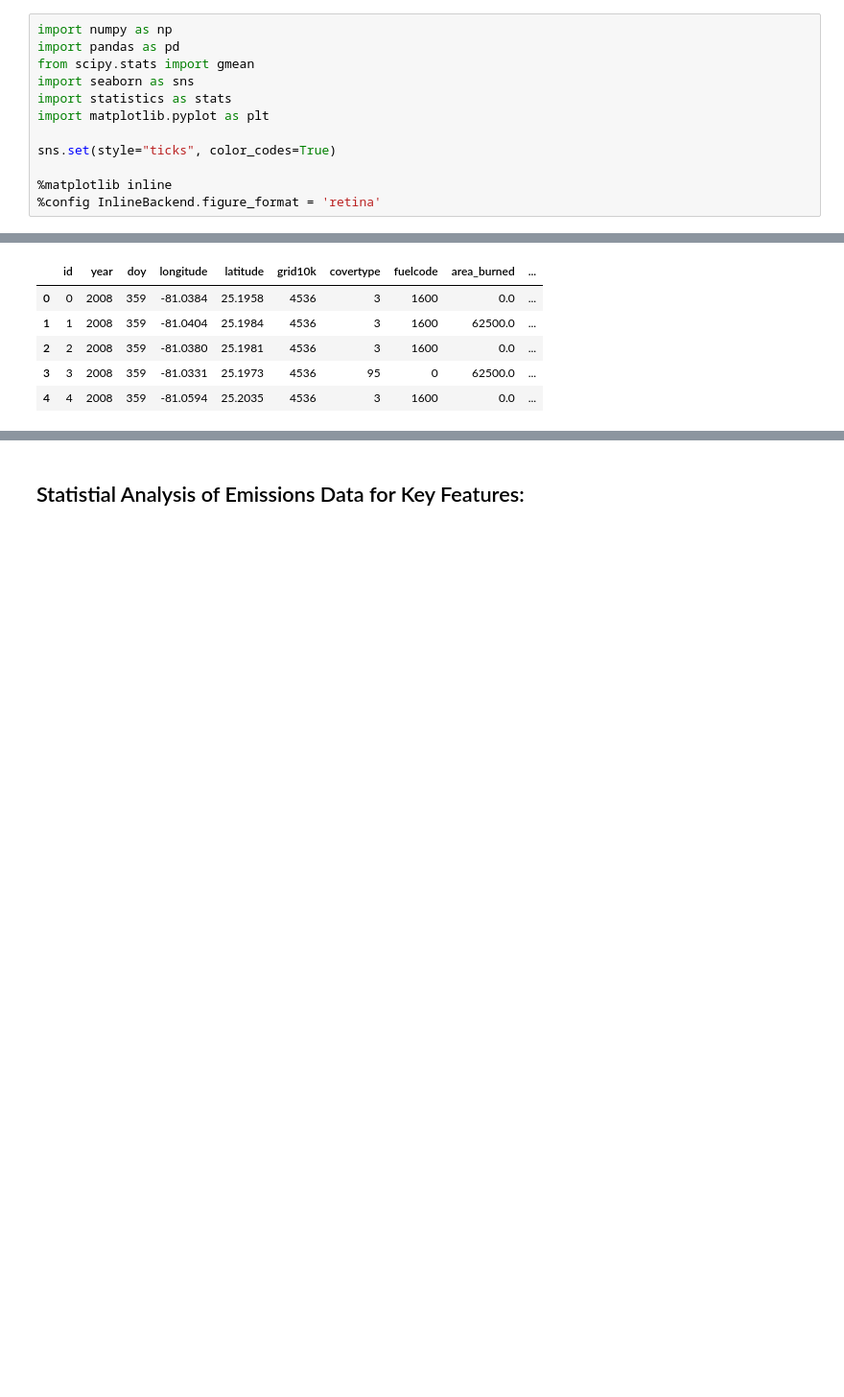
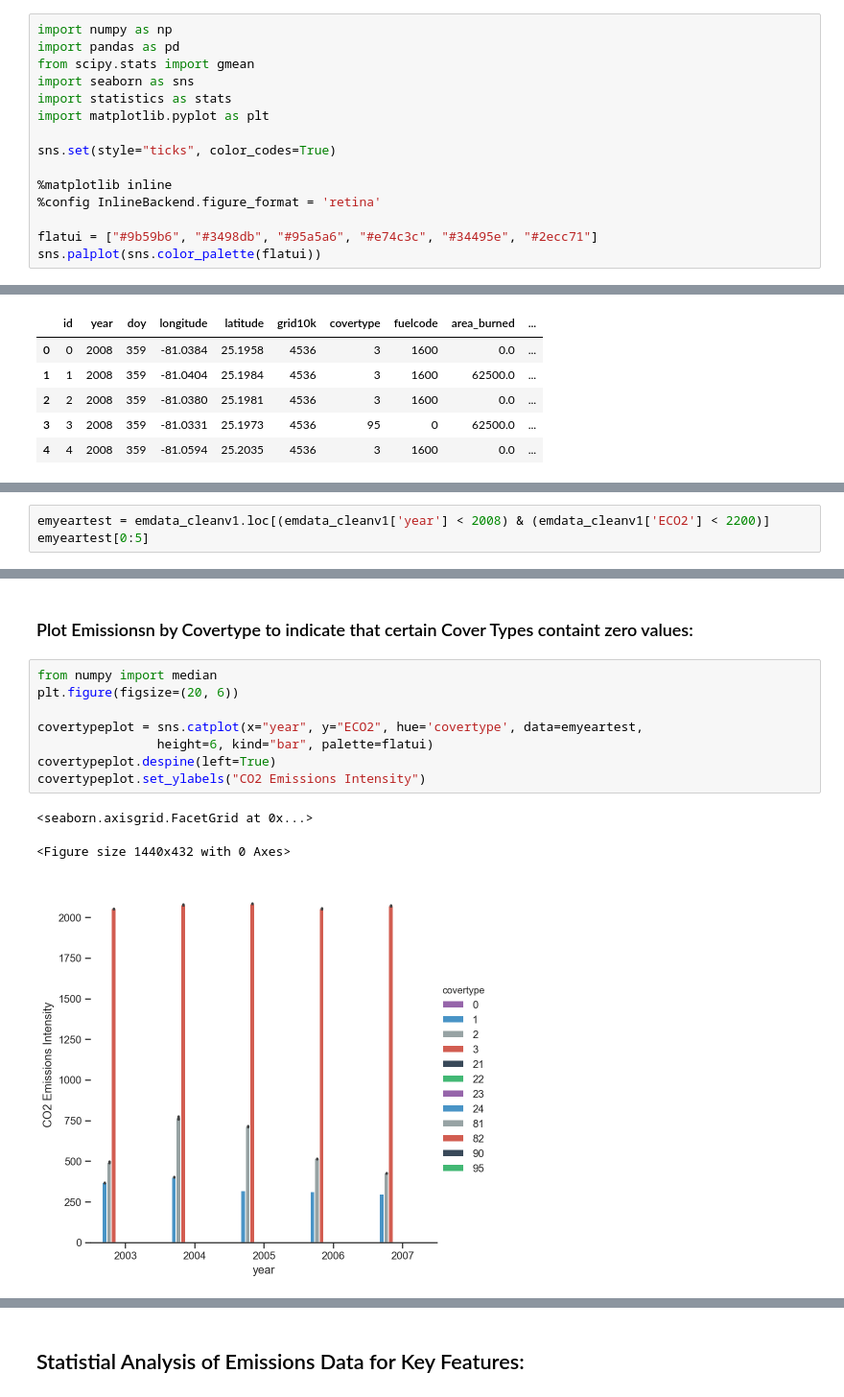
Before and after one commit to NahidGithub/Predicting-Wildfires, a Jupyter notebook: experimental code/EmissionsCombineCSV.ipynb, the cells around one changed output, grey strips where cells are left out. Shown: that part at 96% size. Drawn from its saved outputs; the diff is of its cells as text; blank space fills up the shorter version.

```diff
--- a/experimental code/EmissionsCombineCSV.ipynb
+++ b/experimental code/EmissionsCombineCSV.ipynb
@@ -62,3 +69,6 @@ sns.set(style="ticks", color_codes=True)
 
 %matplotlib inline
 %config InlineBackend.figure_format = 'retina'
+
+flatui = ["#9b59b6", "#3498db", "#95a5a6", "#e74c3c", "#34495e", "#2ecc71"]
+sns.palplot(sns.color_palette(flatui))
@@ -97,0 +109,3 @@ array([2008, 2009, 2013, 2007, 2006, 2012, 2004, 2010, 2011, 2005, 2015,
+# %%
+emyeartest = emdata_cleanv1.loc[(emdata_cleanv1['year'] < 2008) & (emdata_cleanv1['ECO2'] < 2200)]
+emyeartest[0:5]
@@ -97,0 +119,14 @@ array([2008, 2009, 2013, 2007, 2006, 2012, 2004, 2010, 2011, 2005, 2015,
+# %% [markdown]
+### Plot Emissionsn by Covertype to indicate that certain Cover Types containt zero values:
+# %%
+from numpy import median
+plt.figure(figsize=(20, 6))
+
+covertypeplot = sns.catplot(x="year", y="ECO2", hue='covertype', data=emyeartest,
+                height=6, kind="bar", palette=flatui)
+covertypeplot.despine(left=True)
+covertypeplot.set_ylabels("CO2 Emissions Intensity")
+# %% [output]
+<seaborn.axisgrid.FacetGrid at 0x...>
+<Figure size 1440x432 with 0 Axes>
+[figure, added]
```
Also changed, not shown: parts of 30 cells of this notebook.
